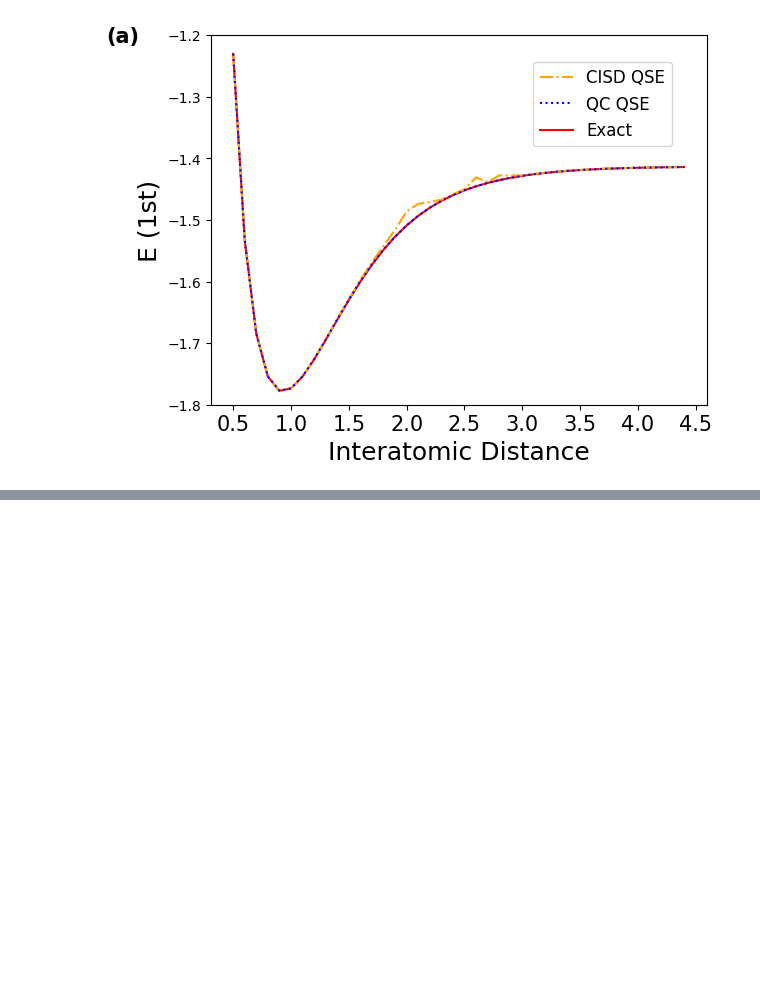
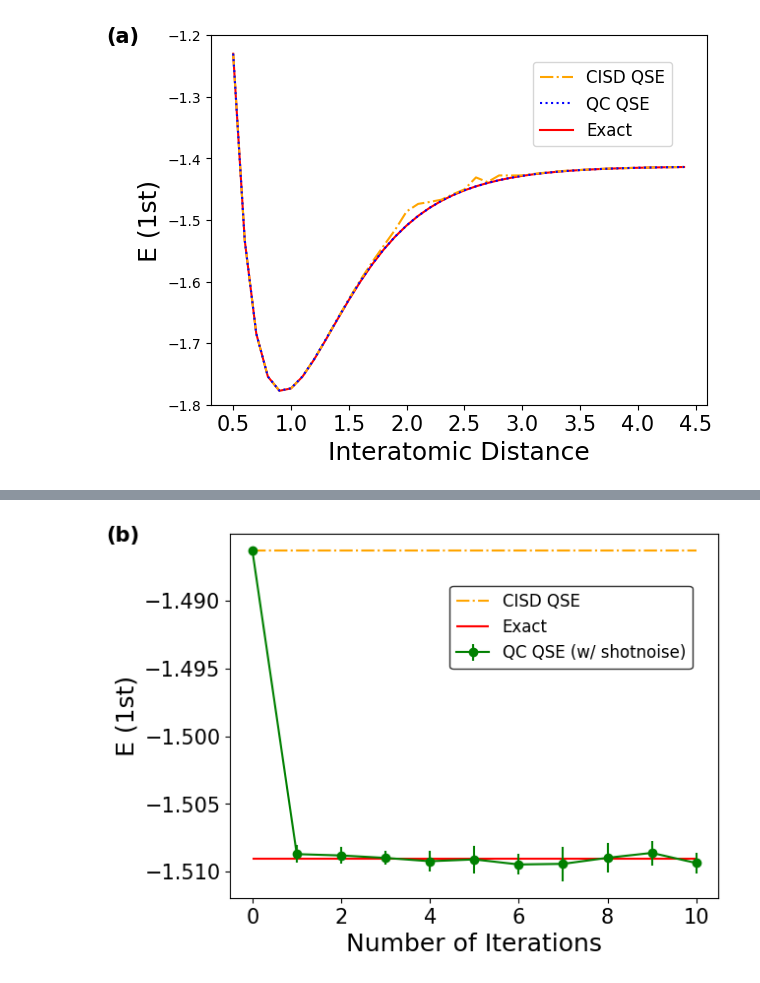
Before and after one commit to quantum-programming/adaptive-subspace, a Jupyter notebook: reproduce_experiment.ipynb, the cells around one changed output, grey strips where cells are left out. Saved outputs shown, nothing was run; the diff lists cells and outputs as text; code cells hidden in the pictures; blank space fills up the shorter version.

Commit message:
update h4 experiment

```diff
--- a/reproduce_experiment.ipynb
+++ b/reproduce_experiment.ipynb
@@ -103,0 +172,2 @@ plt.show()
+# %%
+energy_excited_exact, energy_excited_cisd, energies_excited = h4_experiment.simulate_qse_convergence()
@@ -103,0 +192,24 @@ plt.show()
+# %%
+n_iter=10
+
+plt.rcParams["font.size"] = 15
+plt.rcParams['xtick.direction'] = 'out'
+plt.rcParams['ytick.direction'] = 'out'
+plt.rcParams["xtick.top"] = False
+plt.rcParams["ytick.right"] = False
+
+plt.errorbar(range(0,n_iter+1),
+             np.hstack([[energy_excited_cisd], np.mean(energies_excited,axis=0)]),
+             yerr=np.hstack([[0], np.std(energies_excited,ddof=1,axis=0)]),
+             fmt='-o', color="green", label="QC QSE (w/ shotnoise)")
+plt.hlines(y = energy_excited_cisd, xmin = 0, xmax = 10, color = "Orange", label = "CISD QSE",linestyles="-.")
+plt.hlines(y = energy_excited_exact, xmin = 0, xmax = 10, color = "red", label = "Exact",zorder=0)
+plt.legend( loc=(0.45, 0.63),fontsize=12, edgecolor='black')
+plt.ylabel("E (1st)",fontsize=18)
+plt.xlabel("Number of Iterations",fontsize=18)
+plt.minorticks_off()
+plt.text(-3.3, -1.4856, '(b)', fontsize=15, weight='bold')
+# plt.savefig("E_vs_iter_2p1n_shot_1e8_without_dense.pdf",bbox_inches='tight')
+plt.show()
+# %% [output]
+[figure, added]
```
Also changed, not shown: parts of 11 cells of this notebook, 3 other files.
